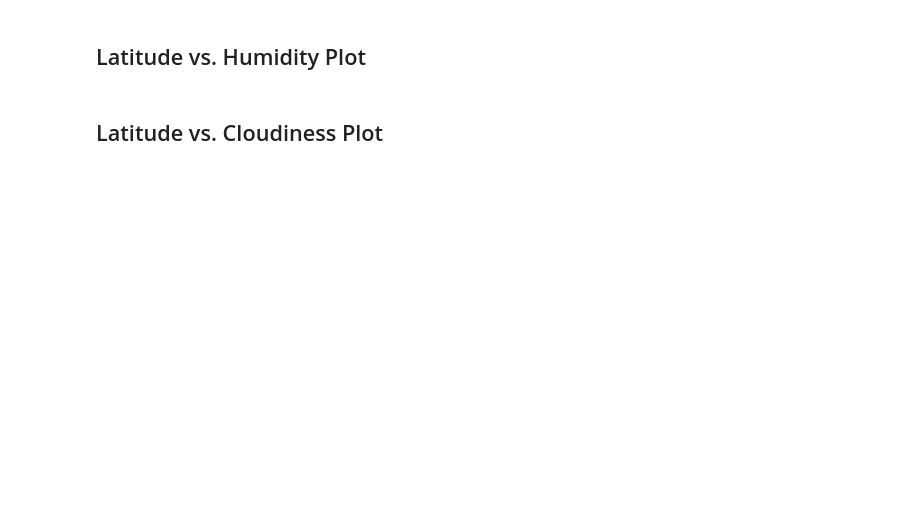
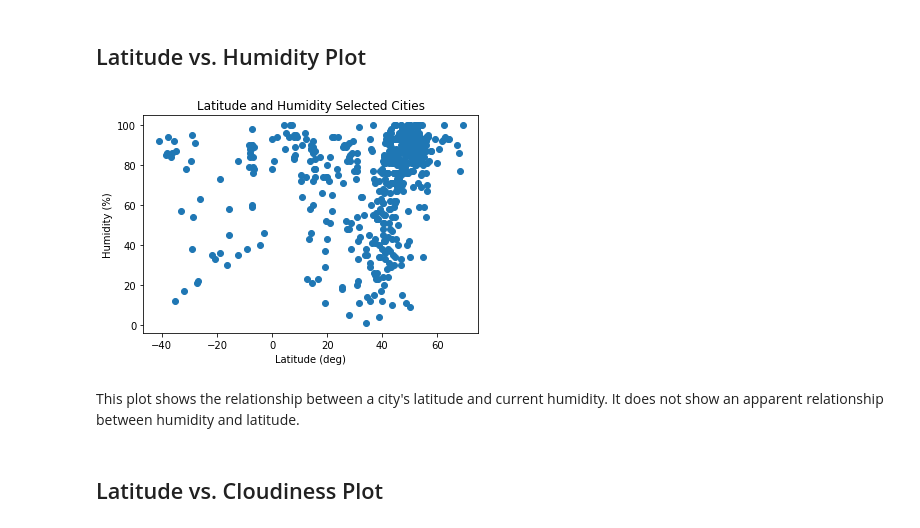
Before and after one commit to eisenba/py-api-challenge, a Jupyter notebook: WeatherPy/WeatherPy.ipynb, the cells around one changed output. Cells and saved outputs as stored; diff of their text form; code cells hidden in the pictures; blank space fills up the shorter version.

```diff
--- a/WeatherPy/WeatherPy.ipynb
+++ b/WeatherPy/WeatherPy.ipynb
@@ -176,4 +176,15 @@ weather_df['humidity'].max()
 # %% [markdown]
 ## Latitude vs. Humidity Plot
+# %%
+fig2, ax2 = plt.subplots()
+ax2.set_title('Latitude and Humidity Selected Cities')
+ax2.set_xlabel('Latitude (deg)')
+ax2.set_ylabel('Humidity (%)')
+ax2.scatter(weather_df['lat'], weather_df['humidity'])
+plt.savefig('outputs/LatHumid.png')
+# %% [output]
+[figure, added]
+# %% [markdown]
+This plot shows the relationship between a city's latitude and current humidity. It does not show an apparent relationship between humidity and latitude.
 # %% [markdown]
 ## Latitude vs. Cloudiness Plot
```
Also changed, not shown: parts of 27 cells of this notebook, 5 other files.
